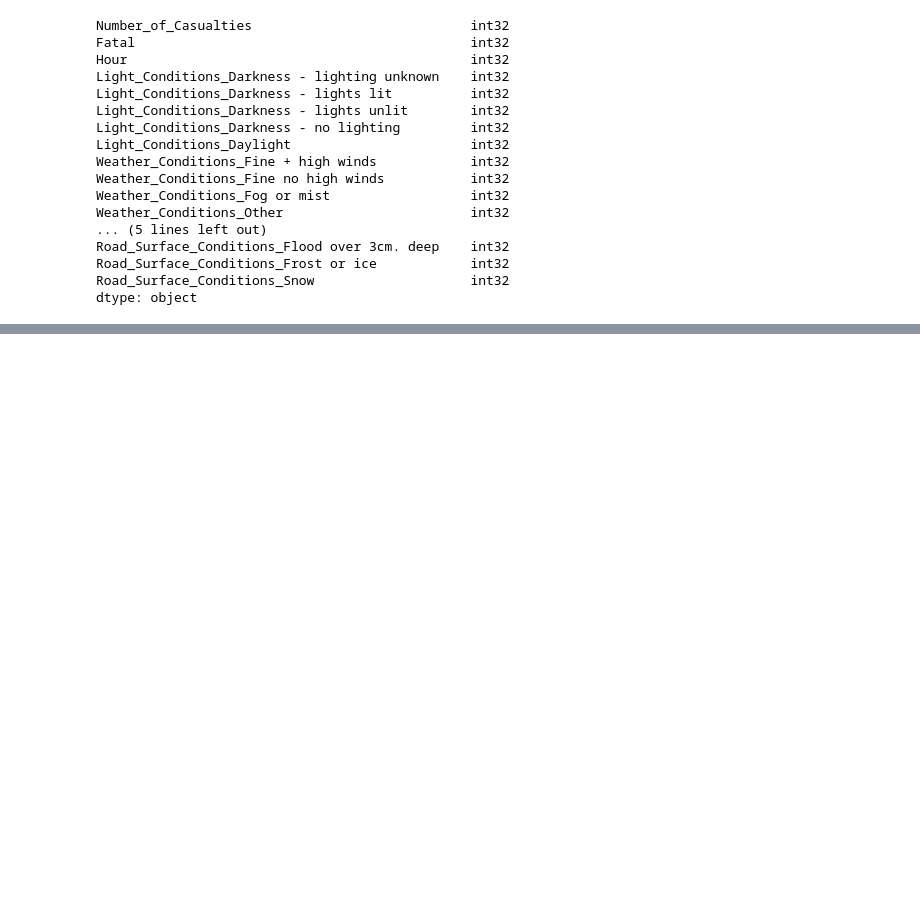
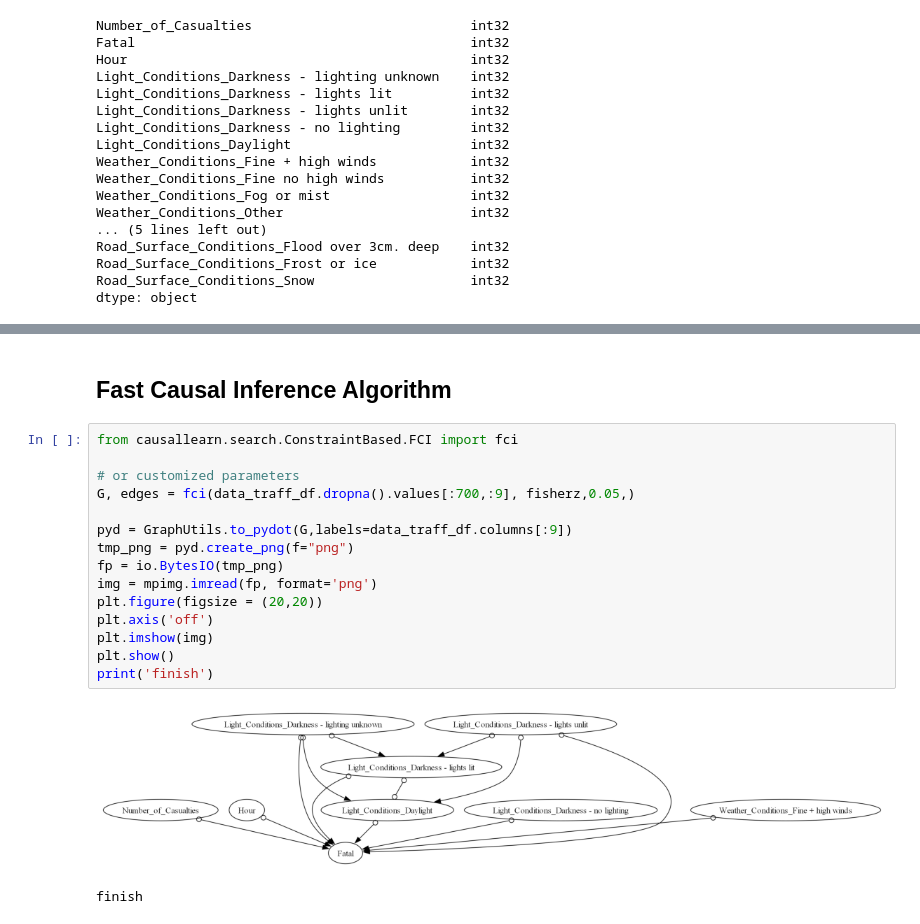
Before and after one commit to seyedrezamirkhani/learn_causal_learn, a Jupyter notebook: Copy.ipynb, the cells around one changed output, grey strips where cells are left out. Drawn from its saved outputs; the diff is of its cells as text; blank space fills up the shorter version.

```diff
--- a/Copy.ipynb
+++ b/Copy.ipynb
@@ -170,0 +139,20 @@ Wall time: 1.82 s
+# %% [markdown]
+## Fast Causal Inference Algorithm
+# %%
+from causallearn.search.ConstraintBased.FCI import fci
+
+# or customized parameters
+G, edges = fci(data_traff_df.dropna().values[:700,:9], fisherz,0.05,)
+
+pyd = GraphUtils.to_pydot(G,labels=data_traff_df.columns[:9])
+tmp_png = pyd.create_png(f="png")
+fp = io.BytesIO(tmp_png)
+img = mpimg.imread(fp, format='png')
+plt.figure(figsize = (20,20))
+plt.axis('off')
+plt.imshow(img)
+plt.show()
+print('finish')
+# %% [output]
+[figure, added]
+finish
```
Also changed, not shown: parts of 4 cells of this notebook.
